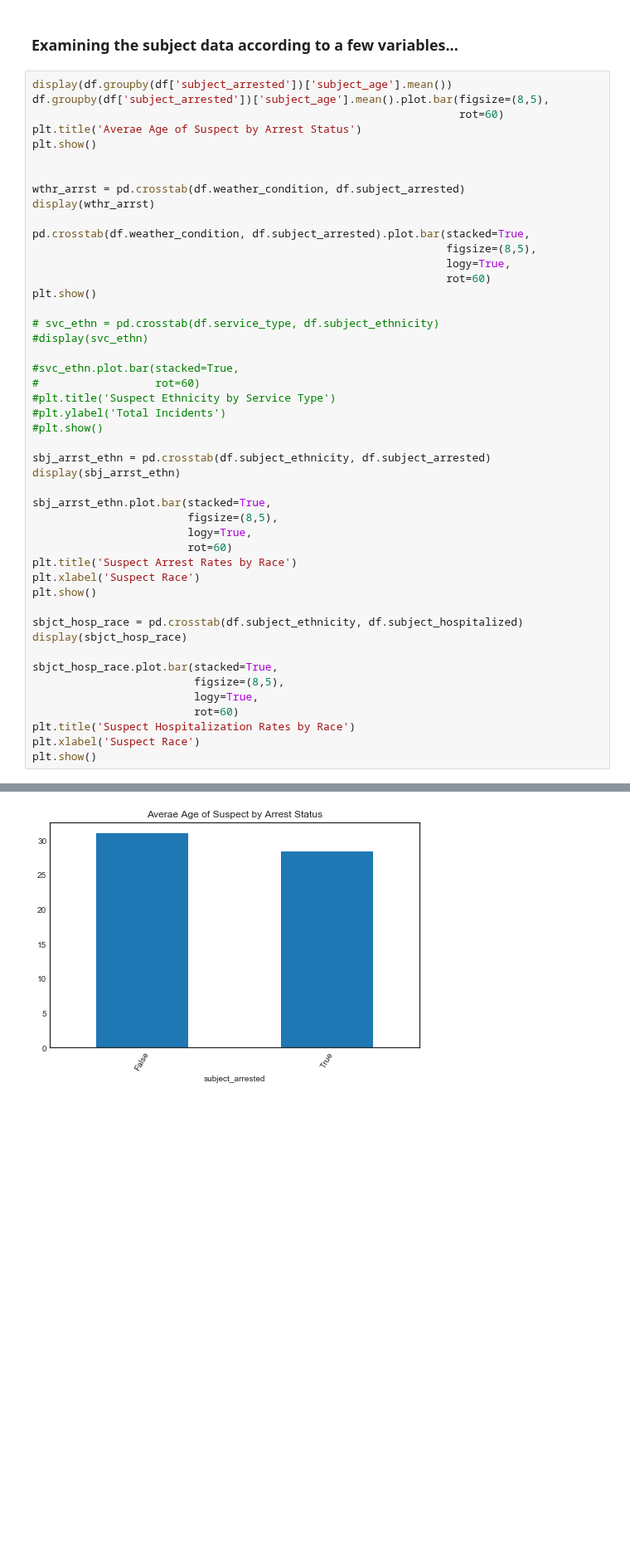
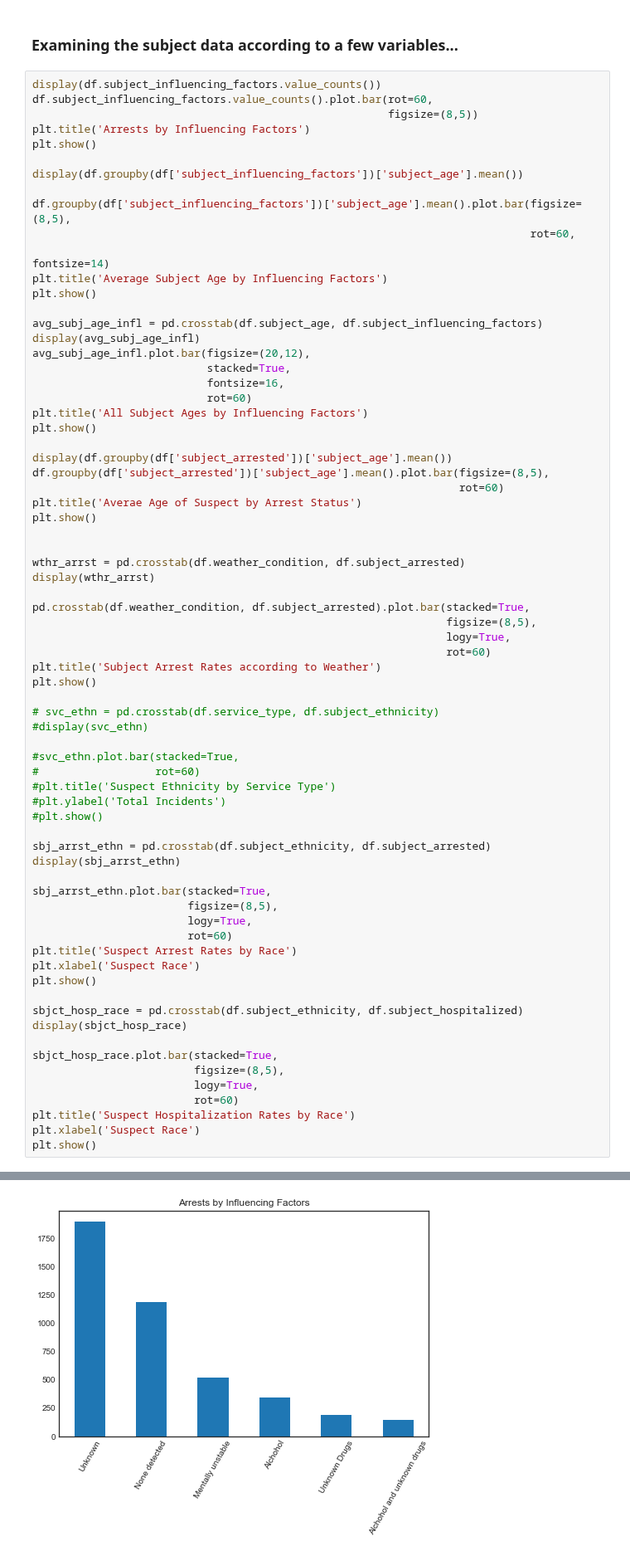
Before and after one commit to rgrantham82/Crime-Analysis, a Jupyter notebook: Crime Reports/NOPD Use of Force Incidents.ipynb, the cells around one changed output, grey strips where cells are left out. Shown at 83% size. Saved outputs shown, nothing was run; the diff lists cells and outputs as text; blank space fills up the shorter version.

```diff
--- a/Crime Reports/NOPD Use of Force Incidents.ipynb
+++ b/Crime Reports/NOPD Use of Force Incidents.ipynb
@@ -318,6 +262,29 @@ Name: officer_age, dtype: int64
 # %% [markdown]
 ### Examining the subject data according to a few variables...
 # %%
+display(df.subject_influencing_factors.value_counts())
+df.subject_influencing_factors.value_counts().plot.bar(rot=60,
+                                                       figsize=(8,5))
+plt.title('Arrests by Influencing Factors')
+plt.show()
+
+display(df.groupby(df['subject_influencing_factors'])['subject_age'].mean())
+
+df.groupby(df['subject_influencing_factors'])['subject_age'].mean().plot.bar(figsize=(8,5),
+                                                                             rot=60,
+                                                                             fontsize=14)
+plt.title('Average Subject Age by Influencing Factors')
+plt.show()
+
+avg_subj_age_infl = pd.crosstab(df.subject_age, df.subject_influencing_factors)
+display(avg_subj_age_infl)
+avg_subj_age_infl.plot.bar(figsize=(20,12),
+                           stacked=True,
+                           fontsize=16,
+                           rot=60)
+plt.title('All Subject Ages by Influencing Factors')
+plt.show()
+
 display(df.groupby(df['subject_arrested'])['subject_age'].mean())
 df.groupby(df['subject_arrested'])['subject_age'].mean().plot.bar(figsize=(8,5),
                                                                   rot=60)
@@ -332,6 +299,7 @@ pd.crosstab(df.weather_condition, df.subject_arrested).plot.bar(stacked=True,
                                                                 figsize=(8,5),
                                                                 logy=True,
                                                                 rot=60)
+plt.title('Subject Arrest Rates according to Weather')
 plt.show()
 
 # svc_ethn = pd.crosstab(df.service_type, df.subject_ethnicity)
@@ -372 +343 @@ Name: subject_age, dtype: float64
-[figure, old version]
+[figure, new version]
```
Also changed, not shown: parts of 5 cells of this notebook.
